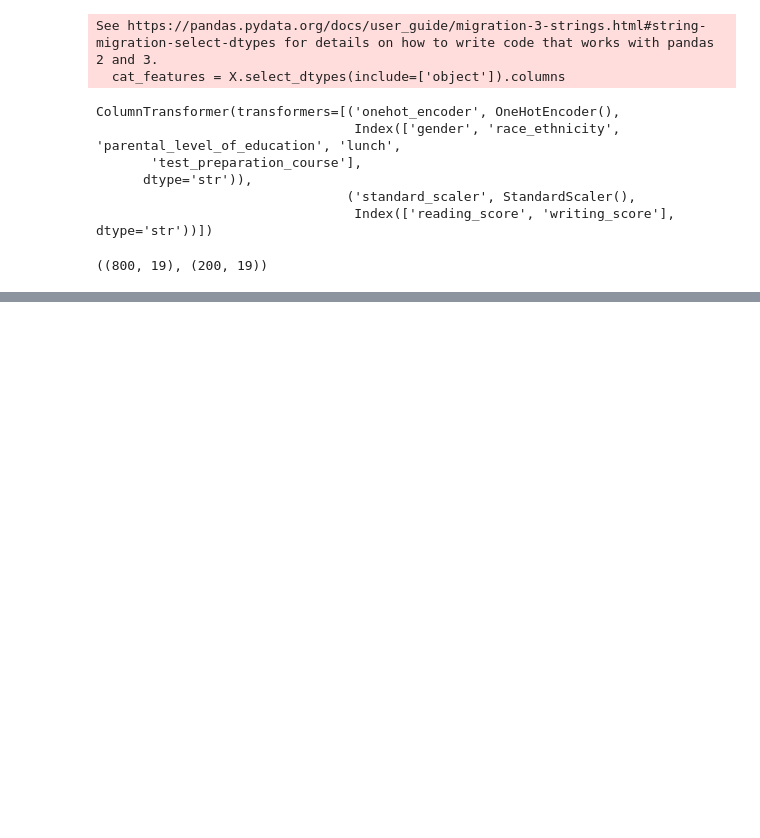
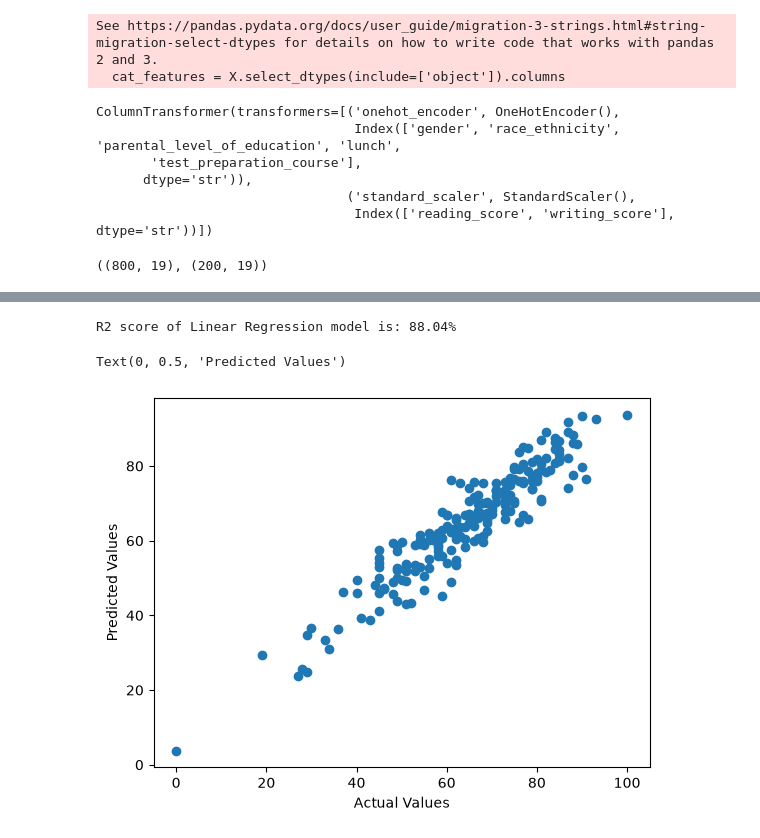
Before and after one commit to AryanPratap-Singh/End-to-End-Data-Science-project-student_data_management-, a Jupyter notebook: notebook/model_training.ipynb, the cells around one changed output, grey strips where cells are left out. Cells and saved outputs as stored; diff of their text form; code cells hidden in the pictures; blank space fills up the shorter version.

```diff
--- a/notebook/model_training.ipynb
+++ b/notebook/model_training.ipynb
@@ -135,3 +135,38 @@ def evaluate_model(true, Predicted):
     rmse = np.sqrt(mse)
     r2 = r2_score(true, Predicted)
     return mae, mse, rmse, r2
+# %%
+models={
+    "linear_regression": LinearRegression(),
+    "ridge": Ridge(),
+    "lasso": Lasso(),
+    "decision_tree": DecisionTreeRegressor(),
+    "random_forest": RandomForestClassifier(),
+    "knn": KNeighborsRegressor(),
+    "xgb": XGBRegressor(),
+    "catboost": CatBoostRegressor(verbose=False),
+    "adaboost": AdaBoostClassifier()
+}
+
+models_list = []
+r2_scores = []
+
+for i in range(len(list(models))):
+    model=list(models.values())[i]
+    model.fit(X_train, y_train)
+
+    y_test_pred = model.predict(X_test)
+    y_train_pred = model.predict(X_train)
+
+    model_test_mea, model_test_mse, model_test_rmse, model_test_r2 = evaluate_model(y_test, y_test_pred)
+    model_train_mea, model_train_mse, model_train_rmse, model_train_r2 = evaluate_model(y_train, y_train_pred)
+
+    print(f"Model: {list(models.keys())[i]}")
+    models_list.append(list(models.keys())[i])
+
+    print(f"model performance on train set: \nMAE: {model_train_mea:.4f}\nRMSE: {model_train_rmse:.4f}\nR2: {model_train_r2:.4f}")
+    print(f"model performance on test set: \nMAE: {model_test_mea:.4f}\nRMSE: {model_test_rmse:.4f}\nR2: {model_test_r2:.4f}")
+
+    r2_scores.append(model_test_r2)
+    print("="*35)
+    print()
@@ -137,0 +204,15 @@ def evaluate_model(true, Predicted):
+# %%
+lin_model=LinearRegression(fit_intercept=True)
+lin_model.fit(X_train, y_train)
+y_pred=lin_model.predict(X_test)
+score=r2_score(y_test, y_pred)*100
+print(f"R2 score of Linear Regression model is: {score:.2f}%")
+# %% [output]
+R2 score of Linear Regression model is: 88.04%
+# %%
+plt.scatter(y_test, y_pred)
+plt.xlabel("Actual Values")
+plt.ylabel("Predicted Values")
+# %% [output]
+Text(0, 0.5, 'Predicted Values')
+[figure, added]
```
Also changed, not shown: parts of 4 cells of this notebook, 4 other files.
